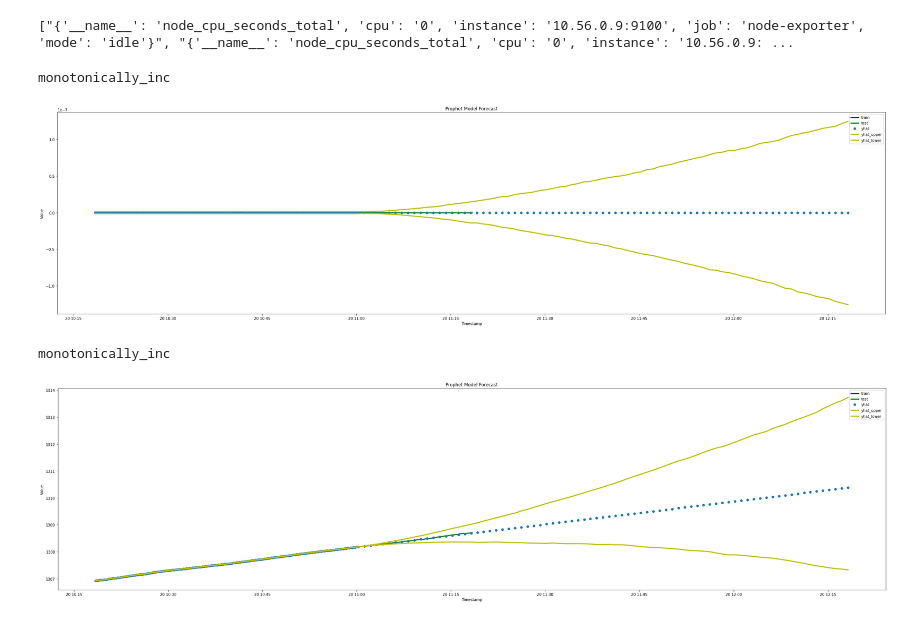
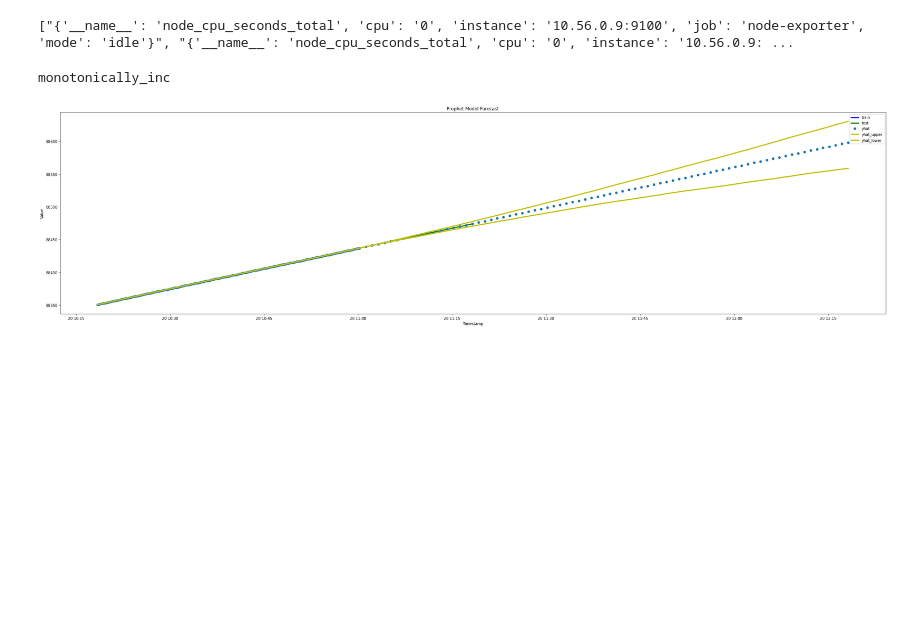
Before and after one commit to rohithmn01/flux1_cd, a Jupyter notebook: Untitled0.ipynb, the cells around one changed output. Saved outputs shown, nothing was run; the diff lists cells and outputs as text; code cells hidden in the pictures; blank space fills up the shorter version.

```diff
--- a/Untitled0.ipynb
+++ b/Untitled0.ipynb
@@ -88,30 +88,26 @@ print(key_vals)
 # %% [output]
 ["{'__name__': 'node_cpu_seconds_total', 'cpu': '0', 'instance': '10.56.0.9:9100', 'job': 'node-exporter', 'mode': 'idle'}", "{'__name__': 'node_cpu_seconds_total', 'cpu': '0', 'instance': '10.56.0.9: ...
 # %%
-selected = [10,20]
 
-for ind in selected:
-    key = key_vals[ind]
-    df = dfs[key]
-    df = df.sort_values(by=['ds'])
-    df["y"] = df["y"].apply(pd.to_numeric)
+key = key_vals[30]
+df = dfs[key]
+df = df.sort_values(by=['ds'])
+df["y"] = df["y"].apply(pd.to_numeric)
 
-    vals = np.array(df["y"].tolist())
+vals = np.array(df["y"].tolist())
     # check if metric is a counter, if so, run AD on difference
-    if monotonically_inc(vals):
-        print("monotonically_inc")
-        vals = calc_delta(vals)
-        df["values"] = vals.tolist()
+if monotonically_inc(vals):
+    print("monotonically_inc")
+    vals = calc_delta(vals)
+    df["values"] = vals.tolist()
 
-    train = df[0:int(0.7*len(vals))]
-    test = df[int(0.7*len(vals)):]
+train = df[0:int(0.7*len(vals))]
+test = df[int(0.7*len(vals)):]
 
-    pf = ProphetForecast(train, test)
-    forecast = pf.fit_model(len(test))
+pf = ProphetForecast(train, test)
+forecast = pf.fit_model(len(test))
 
-    pf.graph()
+pf.graph()
 # %% [output]
 monotonically_inc
-[figure, old version]
+[figure, new version]
-monotonically_inc
-[figure, removed]
```
